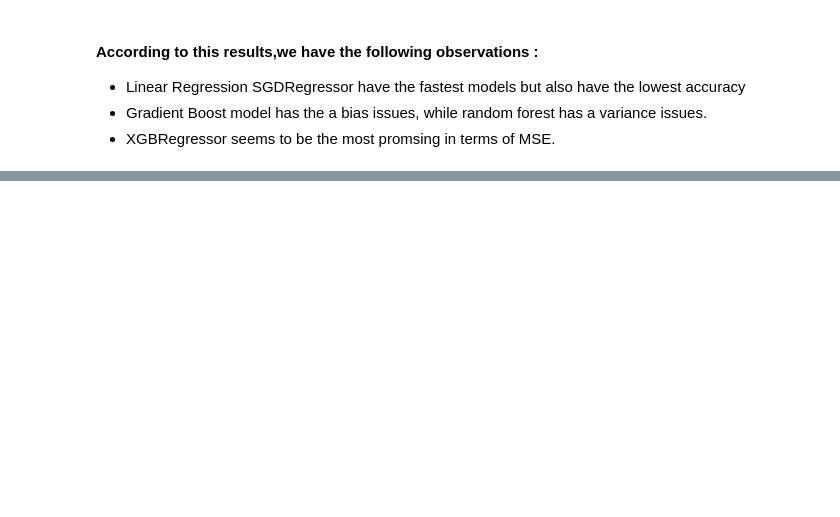
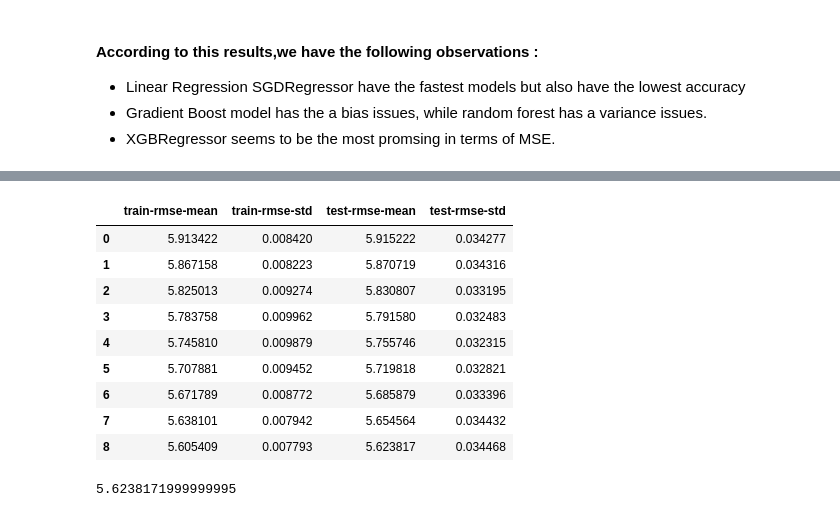
Before and after one commit to dataubc/number_-of_clicks_prediction, a Jupyter notebook: initial_model.ipynb, the cells around one changed output, grey strips where cells are left out. Drawn from its saved outputs; the diff is of its cells as text; code cells hidden in the pictures; blank space fills up the shorter version.

```diff
--- a/initial_model.ipynb
+++ b/initial_model.ipynb
@@ -137,0 +305,3 @@ ______________________________________________________
+# %%
+params['subsample'] = 0.9
+params['colsample_bytree'] = 0.8
@@ -137,0 +310,19 @@ ______________________________________________________
+# %%
+%time
+# This can take some time…
+min_mae = float("Inf")
+best_params = None
+for eta in [.3, .2, .1, .05, .01, .005]:
+    print("CV with eta={}".format(eta))
+    # We update our parameters
+    params['eta'] = eta
+    # Run and time CV
+    %time cv_results = xgboost.cv(params,dtrain,num_boost_round=num_boost_round,seed=42,nfold=5,metrics=['rmse'],early_stopping_rounds=10)
+    # Update best score
+    mean_mae = cv_results['test-rmse-mean'].min()
+    boost_rounds = cv_results['test-rmse-mean'].argmin()
+    print("\tMAE {} for {} rounds\n".format(mean_mae, boost_rounds))
+    if mean_mae < min_mae:
+        min_mae = mean_mae
+        best_params = eta
+print("Best params: {}, MAE: {}".format(best_params, min_mae))
@@ -137,0 +347,2 @@ ______________________________________________________
+# %%
+params['eta'] = .03
@@ -137,0 +359,10 @@ ______________________________________________________
+# %%
+cv_results = xgboost.cv(
+    params,
+    dtrain,
+    num_boost_round=num_boost_round,
+    seed=42,
+    nfold=5,
+    metrics={'rmse'},
+    early_stopping_rounds=10
+)
@@ -137,0 +375,17 @@ ______________________________________________________
+# %%
+cv_results
+# %% [output]
+|  | train-rmse-mean | train-rmse-std | test-rmse-mean | test-rmse-std |
+| 0 | 5.913422 | 0.008420 | 5.915222 | 0.034277 |
+| 1 | 5.867158 | 0.008223 | 5.870719 | 0.034316 |
+| 2 | 5.825013 | 0.009274 | 5.830807 | 0.033195 |
+| 3 | 5.783758 | 0.009962 | 5.791580 | 0.032483 |
+| 4 | 5.745810 | 0.009879 | 5.755746 | 0.032315 |
+| 5 | 5.707881 | 0.009452 | 5.719818 | 0.032821 |
+| 6 | 5.671789 | 0.008772 | 5.685879 | 0.033396 |
+| 7 | 5.638101 | 0.007942 | 5.654564 | 0.034432 |
+| 8 | 5.605409 | 0.007793 | 5.623817 | 0.034468 |
+# %%
+cv_results['test-rmse-mean'].min()
+# %% [output]
+5.6238171999999995
```
Also changed, not shown: parts of 33 cells of this notebook.
